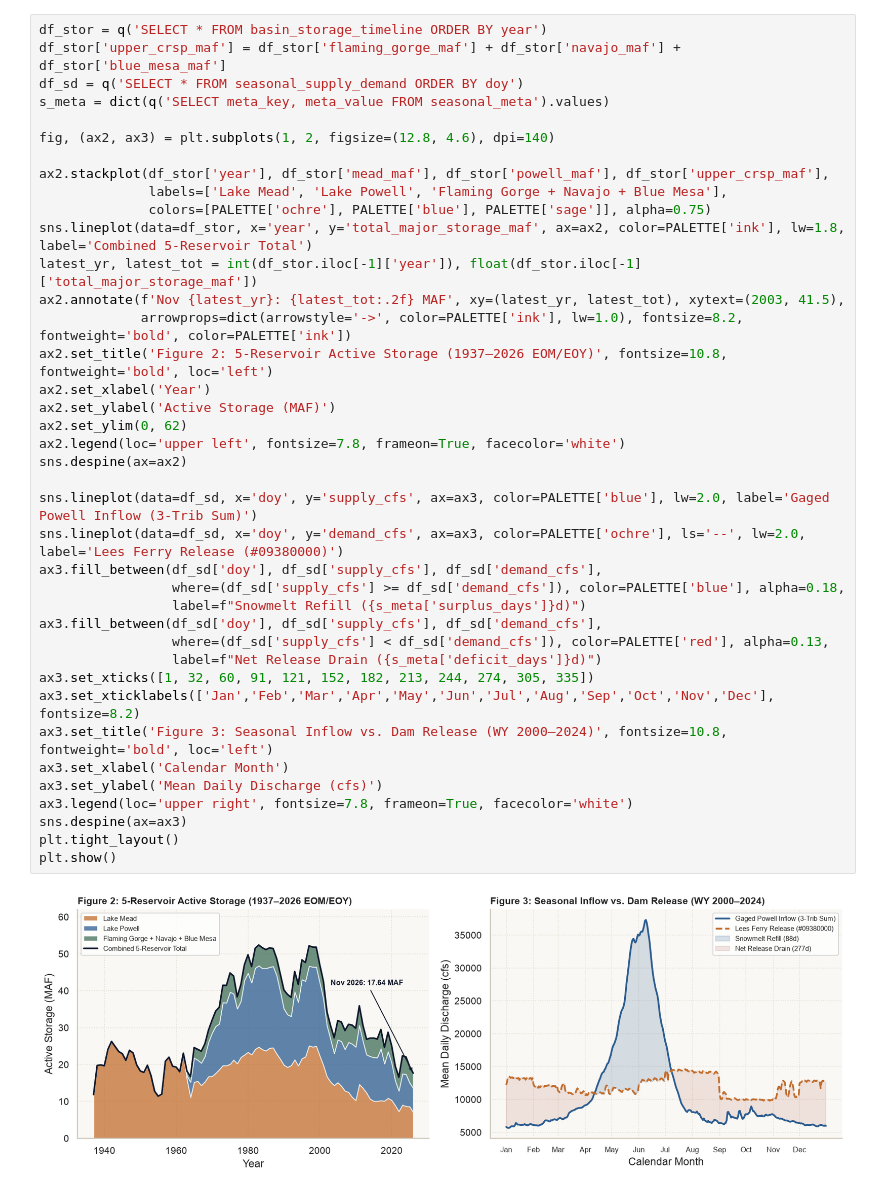
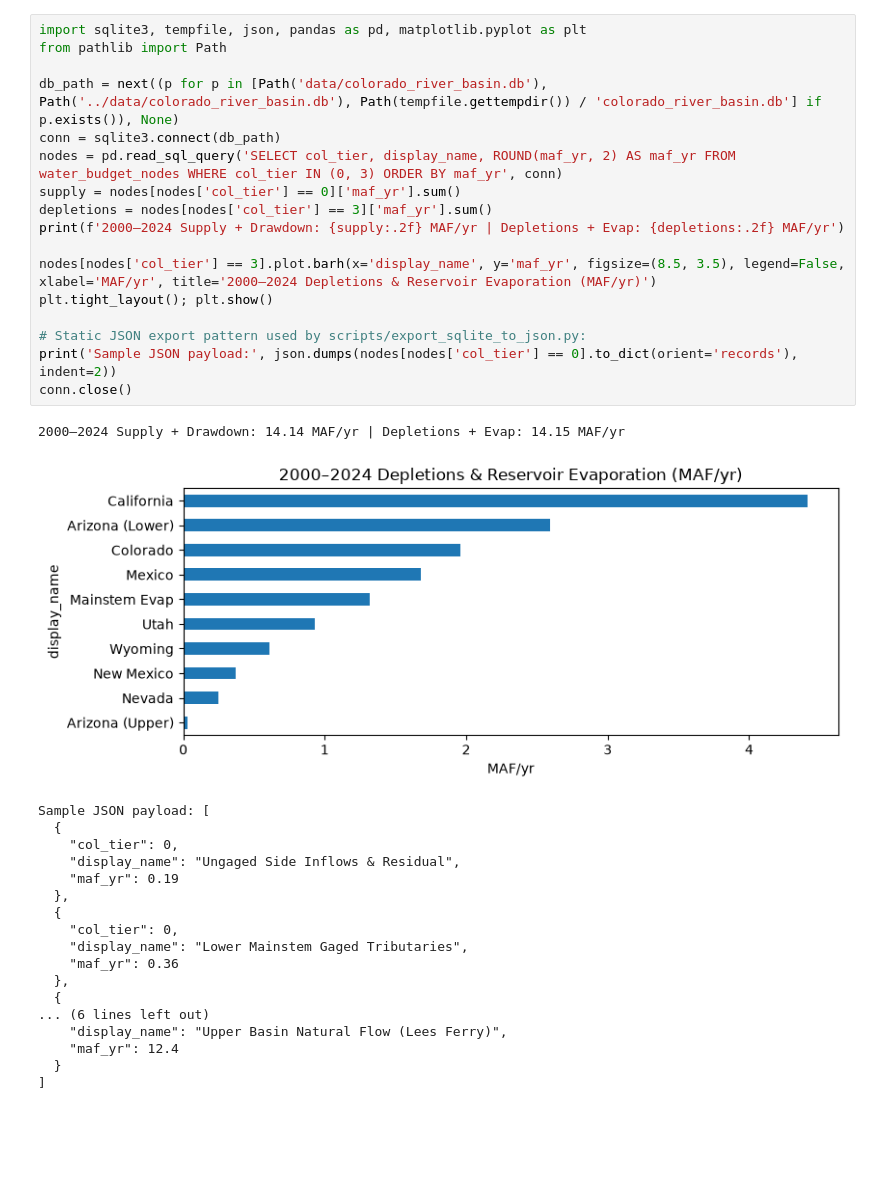
Before and after one commit to schochdo/schochdo.github.io, a Jupyter notebook: public/colorado_river/notebooks/colorado_river_analysis.ipynb, the cells around one changed output. Drawn from its saved outputs; the diff is of its cells as text; blank space fills up the shorter version.

```diff
--- a/public/colorado_river/notebooks/colorado_river_analysis.ipynb
+++ b/public/colorado_river/notebooks/colorado_river_analysis.ipynb
@@ -213,41 +113,37 @@ Years below 16.50 MAF: 70/103 (68.0%) overall; 21/25 since WY 2000.
 # %%
-df_stor = q('SELECT * FROM basin_storage_timeline ORDER BY year')
-df_stor['upper_crsp_maf'] = df_stor['flaming_gorge_maf'] + df_stor['navajo_maf'] + df_stor['blue_mesa_maf']
-df_sd = q('SELECT * FROM seasonal_supply_demand ORDER BY doy')
-s_meta = dict(q('SELECT meta_key, meta_value FROM seasonal_meta').values)
+import sqlite3, tempfile, json, pandas as pd, matplotlib.pyplot as plt
+from pathlib import Path
 
-fig, (ax2, ax3) = plt.subplots(1, 2, figsize=(12.8, 4.6), dpi=140)
+db_path = next((p for p in [Path('data/colorado_river_basin.db'), Path('../data/colorado_river_basin.db'), Path(tempfile.gettempdir()) / 'colorado_river_basin.db'] if p.exists()), None)
+conn = sqlite3.connect(db_path)
+nodes = pd.read_sql_query('SELECT col_tier, display_name, ROUND(maf_yr, 2) AS maf_yr FROM water_budget_nodes WHERE col_tier IN (0, 3) ORDER BY maf_yr', conn)
+supply = nodes[nodes['col_tier'] == 0]['maf_yr'].sum()
+depletions = nodes[nodes['col_tier'] == 3]['maf_yr'].sum()
+print(f'2000–2024 Supply + Drawdown: {supply:.2f} MAF/yr | Depletions + Evap: {depletions:.2f} MAF/yr')
 
-ax2.stackplot(df_stor['year'], df_stor['mead_maf'], df_stor['powell_maf'], df_stor['upper_crsp_maf'],
-              labels=['Lake Mead', 'Lake Powell', 'Flaming Gorge + Navajo + Blue Mesa'],
-              colors=[PALETTE['ochre'], PALETTE['blue'], PALETTE['sage']], alpha=0.75)
-sns.lineplot(data=df_stor, x='year', y='total_major_storage_maf', ax=ax2, color=PALETTE['ink'], lw=1.8, label='Combined 5-Reservoir Total')
-latest_yr, latest_tot = int(df_stor.iloc[-1]['year']), float(df_stor.iloc[-1]['total_major_storage_maf'])
-ax2.annotate(f'Nov {latest_yr}: {latest_tot:.2f} MAF', xy=(latest_yr, latest_tot), xytext=(2003, 41.5),
-             arrowprops=dict(arrowstyle='->', color=PALETTE['ink'], lw=1.0), fontsize=8.2, fontweight='bold', color=PALETTE['ink'])
-ax2.set_title('Figure 2: 5-Reservoir Active Storage (1937–2026 EOM/EOY)', fontsize=10.8, fontweight='bold', loc='left')
-ax2.set_xlabel('Year')
-ax2.set_ylabel('Active Storage (MAF)')
-ax2.set_ylim(0, 62)
-ax2.legend(loc='upper left', fontsize=7.8, frameon=True, facecolor='white')
-sns.despine(ax=ax2)
+nodes[nodes['col_tier'] == 3].plot.barh(x='display_name', y='maf_yr', figsize=(8.5, 3.5), legend=False, xlabel='MAF/yr', title='2000–2024 Depletions & Reservoir Evaporation (MAF/yr)')
+plt.tight_layout(); plt.show()
 
-sns.lineplot(data=df_sd, x='doy', y='supply_cfs', ax=ax3, color=PALETTE['blue'], lw=2.0, label='Gaged Powell Inflow (3-Trib Sum)')
-sns.lineplot(data=df_sd, x='doy', y='demand_cfs', ax=ax3, color=PALETTE['ochre'], ls='--', lw=2.0, label='Lees Ferry Release (#09380000)')
-ax3.fill_between(df_sd['doy'], df_sd['supply_cfs'], df_sd['demand_cfs'],
-                 where=(df_sd['supply_cfs'] >= df_sd['demand_cfs']), color=PALETTE['blue'], alpha=0.18,
-                 label=f"Snowmelt Refill ({s_meta['surplus_days']}d)")
-ax3.fill_between(df_sd['doy'], df_sd['supply_cfs'], df_sd['demand_cfs'],
-                 where=(df_sd['supply_cfs'] < df_sd['demand_cfs']), color=PALETTE['red'], alpha=0.13,
-                 label=f"Net Release Drain ({s_meta['deficit_days']}d)")
-ax3.set_xticks([1, 32, 60, 91, 121, 152, 182, 213, 244, 274, 305, 335])
-ax3.set_xticklabels(['Jan','Feb','Mar','Apr','May','Jun','Jul','Aug','Sep','Oct','Nov','Dec'], fontsize=8.2)
-ax3.set_title('Figure 3: Seasonal Inflow vs. Dam Release (WY 2000–2024)', fontsize=10.8, fontweight='bold', loc='left')
-ax3.set_xlabel('Calendar Month')
-ax3.set_ylabel('Mean Daily Discharge (cfs)')
-ax3.legend(loc='upper right', fontsize=7.8, frameon=True, facecolor='white')
-sns.despine(ax=ax3)
-plt.tight_layout()
-plt.show()
+# Static JSON export pattern used by scripts/export_sqlite_to_json.py:
+print('Sample JSON payload:', json.dumps(nodes[nodes['col_tier'] == 0].to_dict(orient='records'), indent=2))
+conn.close()
 # %% [output]
+2000–2024 Supply + Drawdown: 14.14 MAF/yr | Depletions + Evap: 14.15 MAF/yr
-[figure, old version]
+[figure, new version]
+Sample JSON payload: [
+  {
+    "col_tier": 0,
+    "display_name": "Ungaged Side Inflows & Residual",
+    "maf_yr": 0.19
+  },
+  {
+    "col_tier": 0,
+    "display_name": "Lower Mainstem Gaged Tributaries",
+    "maf_yr": 0.36
+  },
+  {
+... (6 lines left out)
+    "display_name": "Upper Basin Natural Flow (Lees Ferry)",
+    "maf_yr": 12.4
+  }
+]
```
Also changed, not shown: parts of 15 cells of this notebook, 27 other files.
